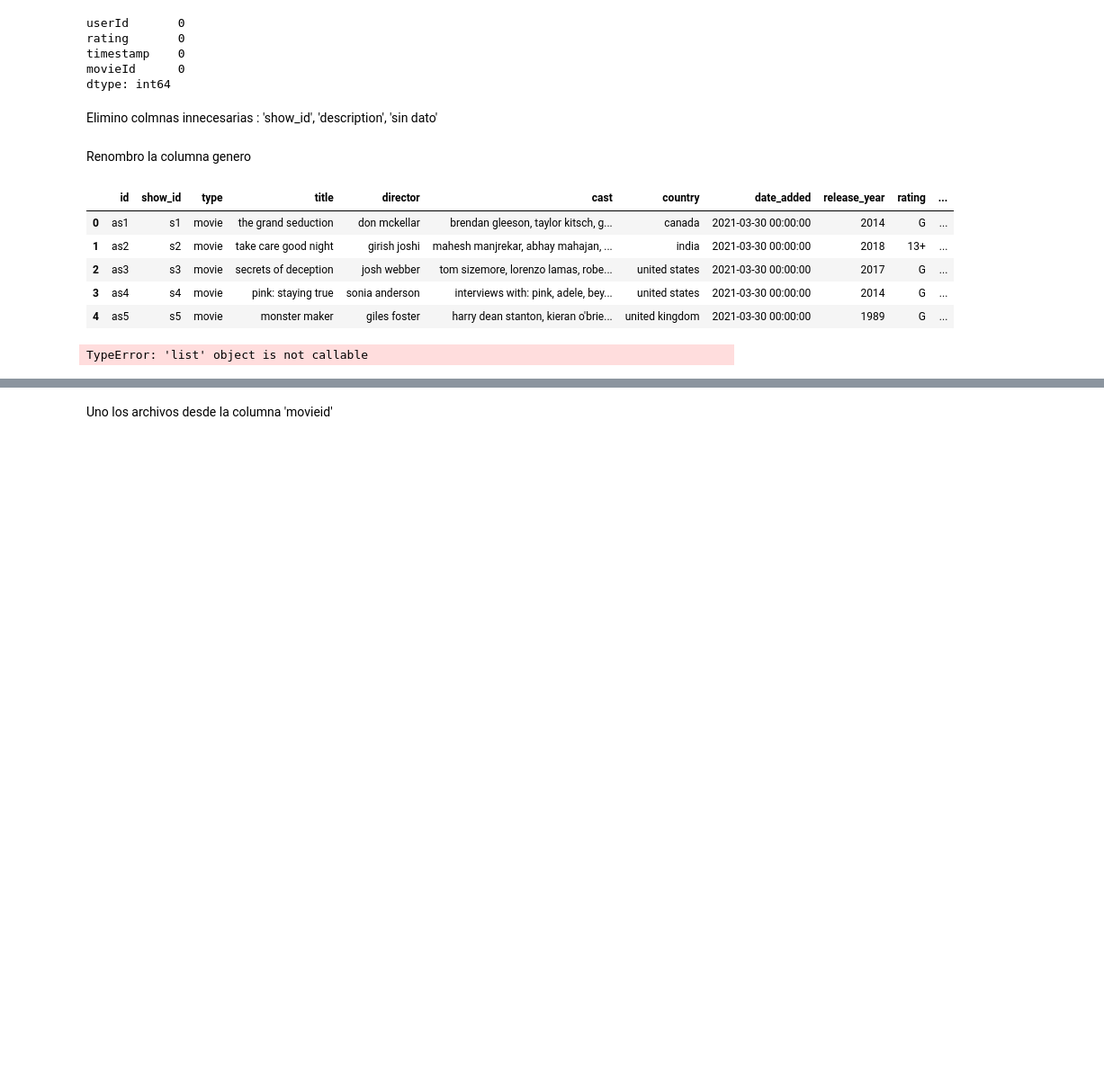
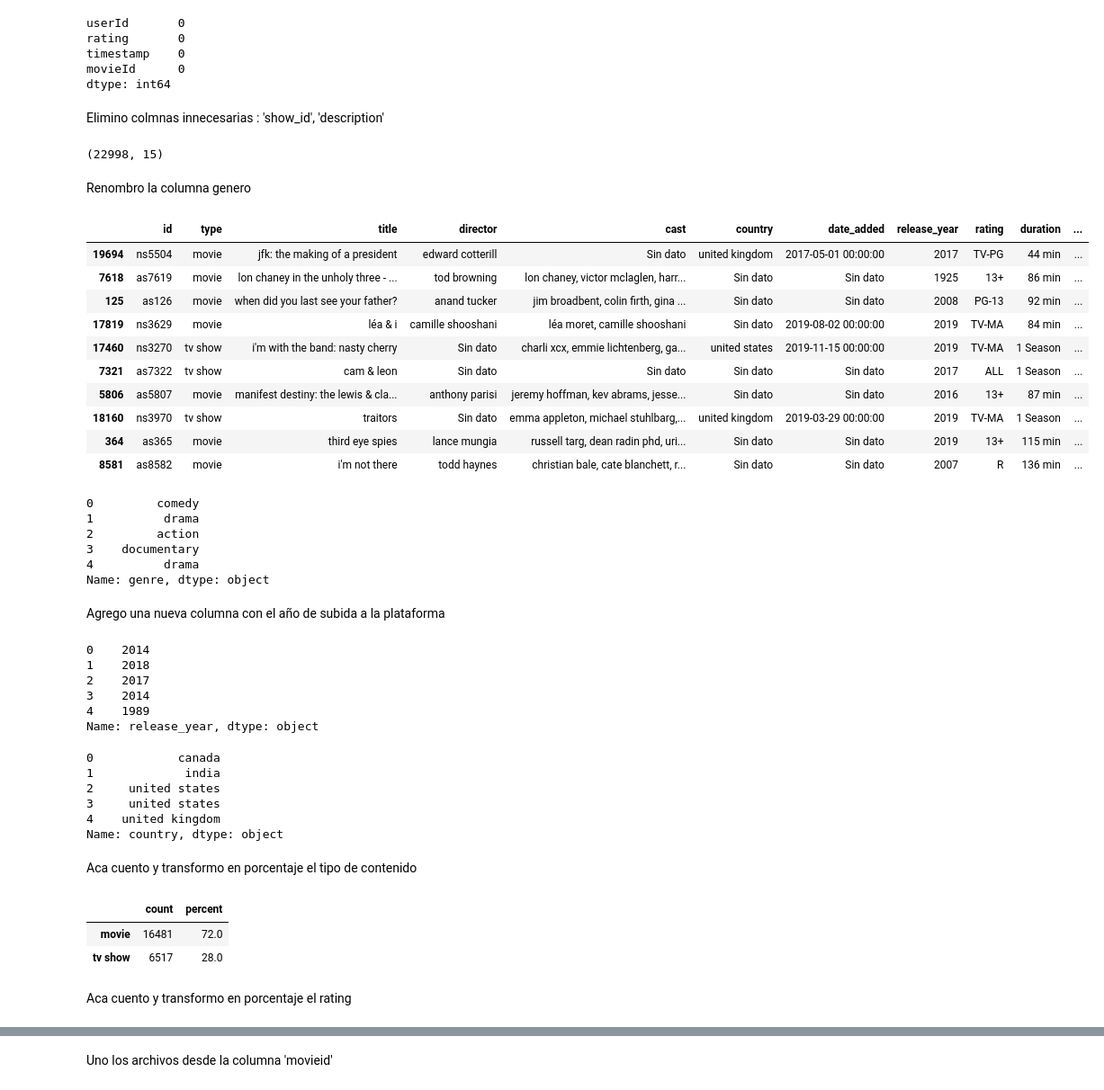
Before and after one commit to AguirreMariaHerminia/PI_MLOps, a Jupyter notebook: ML_EDA.ipynb, the cells around one changed output, grey strips where cells are left out. Shown at 90% size. Saved outputs shown, nothing was run; the diff lists cells and outputs as text; code cells hidden in the pictures; blank space fills up the shorter version.

```diff
--- a/ML_EDA.ipynb
+++ b/ML_EDA.ipynb
@@ -123,20 +126,74 @@ timestamp    0
 movieId      0
 dtype: int64
 # %% [markdown]
-Elimino colmnas innecesarias : 'show_id', 'description', 'sin dato'
+Elimino colmnas innecesarias : 'show_id', 'description'
+# %%
+dfml = dfml.drop('show_id',axis=1)
+# %%
+dfml = dfml.drop('description',axis=1)
+# %%
+dfml.shape
+# %% [output]
+(22998, 15)
 # %% [markdown]
 Renombro la columna genero
 # %%
 dfml = dfml.rename(columns={'listed_in':'genre'})
-dfml.head()
+dfml.sample(10)
 # %% [output]
-|  | id | show_id | type | title | director | cast | country | date_added | release_year | rating | ... |
-| 0 | as1 | s1 | movie | the grand seduction | don mckellar | brendan gleeson, taylor kitsch, g... | canada | 2021-03-30 00:00:00 | 2014 | G | ... |
-| 1 | as2 | s2 | movie | take care good night | girish joshi | mahesh manjrekar, abhay mahajan, ... | india | 2021-03-30 00:00:00 | 2018 | 13+ | ... |
-| 2 | as3 | s3 | movie | secrets of deception | josh webber | tom sizemore, lorenzo lamas, robe... | united states | 2021-03-30 00:00:00 | 2017 | G | ... |
-| 3 | as4 | s4 | movie | pink: staying true | sonia anderson | interviews with: pink, adele, bey... | united states | 2021-03-30 00:00:00 | 2014 | G | ... |
-| 4 | as5 | s5 | movie | monster maker | giles foster | harry dean stanton, kieran o'brie... | united kingdom | 2021-03-30 00:00:00 | 1989 | G | ... |
+|  | id | type | title | director | cast | country | date_added | release_year | rating | duration | ... |
+| 19694 | ns5504 | movie | jfk: the making of a president | edward cotterill | Sin dato | united kingdom | 2017-05-01 00:00:00 | 2017 | TV-PG | 44 min | ... |
+| 7618 | as7619 | movie | lon chaney in the unholy three - ... | tod browning | lon chaney, victor mclaglen, harr... | Sin dato | Sin dato | 1925 | 13+ | 86 min | ... |
+| 125 | as126 | movie | when did you last see your father? | anand tucker | jim broadbent, colin firth, gina ... | Sin dato | Sin dato | 2008 | PG-13 | 92 min | ... |
+| 17819 | ns3629 | movie | léa & i | camille shooshani | léa moret, camille shooshani | Sin dato | 2019-08-02 00:00:00 | 2019 | TV-MA | 84 min | ... |
+| 17460 | ns3270 | tv show | i'm with the band: nasty cherry | Sin dato | charli xcx, emmie lichtenberg, ga... | united states | 2019-11-15 00:00:00 | 2019 | TV-MA | 1 Season | ... |
+| 7321 | as7322 | tv show | cam & leon | Sin dato | Sin dato | Sin dato | Sin dato | 2017 | ALL | 1 Season | ... |
+| 5806 | as5807 | movie | manifest destiny: the lewis & cla... | anthony parisi | jeremy hoffman, kev abrams, jesse... | Sin dato | Sin dato | 2016 | 13+ | 87 min | ... |
+| 18160 | ns3970 | tv show | traitors | Sin dato | emma appleton, michael stuhlbarg,... | united kingdom | 2019-03-29 00:00:00 | 2019 | TV-MA | 1 Season | ... |
+| 364 | as365 | movie | third eye spies | lance mungia | russell targ, dean radin phd, uri... | Sin dato | Sin dato | 2019 | 13+ | 115 min | ... |
+| 8581 | as8582 | movie | i'm not there | todd haynes | christian bale, cate blanchett, r... | Sin dato | Sin dato | 2007 | R | 136 min | ... |
 # %%
-dfml['genre'] = dfml['genre'].apply(lambda x: x.split(",")(0))
+dfml['genre'] = dfml['genre'].apply(lambda x: x.split(",")[0])
-# %% [output]
-TypeError: 'list' object is not callable
+# %%
+dfml['genre'].head()
+# %% [output]
+0         comedy
+1          drama
+2         action
+3    documentary
+4          drama
+Name: genre, dtype: object
+# %% [markdown]
+Agrego una nueva columna con el año de subida a la plataforma
+# %%
+dfml['release_year'] = dfml['release_year'].astype(str).apply(lambda x: x.split(" ")[-1])
+dfml['release_year'].head()
+# %% [output]
+0    2014
+1    2018
+2    2017
+3    2014
+4    1989
+Name: release_year, dtype: object
+# %%
+dfml['country'] = dfml['country'].apply(lambda x: x.split('.')[0])
+dfml['country'].head()
+# %% [output]
+0            canada
+1             india
+2     united states
+3     united states
+4    united kingdom
+Name: country, dtype: object
+# %% [markdown]
+Aca cuento y transformo en porcentaje el tipo de contenido
+# %%
+count = dfml['type'].value_counts()
+percent = 100*dfml['type'].value_counts(normalize=True)
+pd.DataFrame({'count': count, 'percent': percent.round(0)})
+# %% [output]
+|  | count | percent |
+| movie | 16481 | 72.0 |
+| tv show | 6517 | 28.0 |
+# %% [markdown]
+Aca cuento y transformo en porcentaje el rating
```
Also changed, not shown: parts of 23 cells of this notebook, 7 other files.
